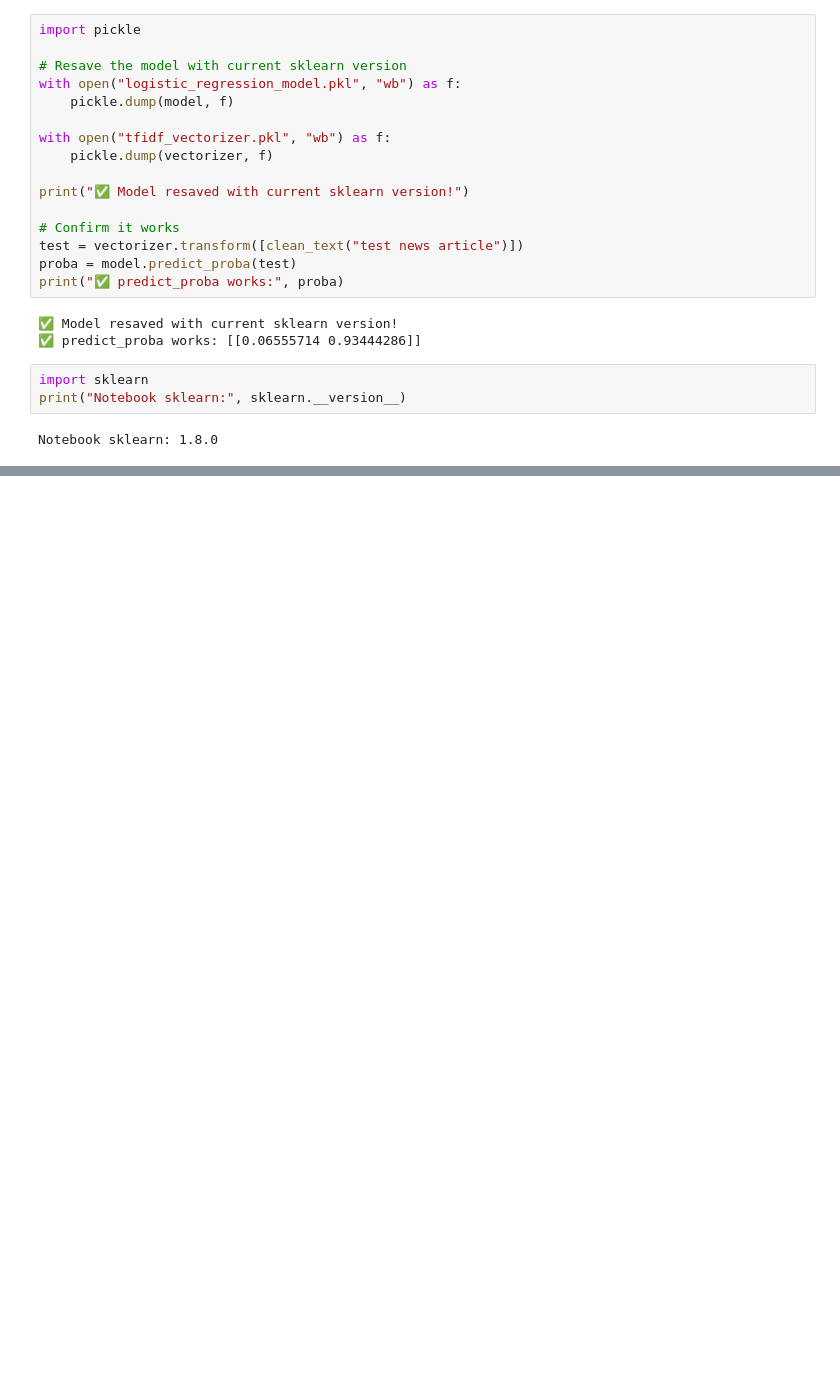
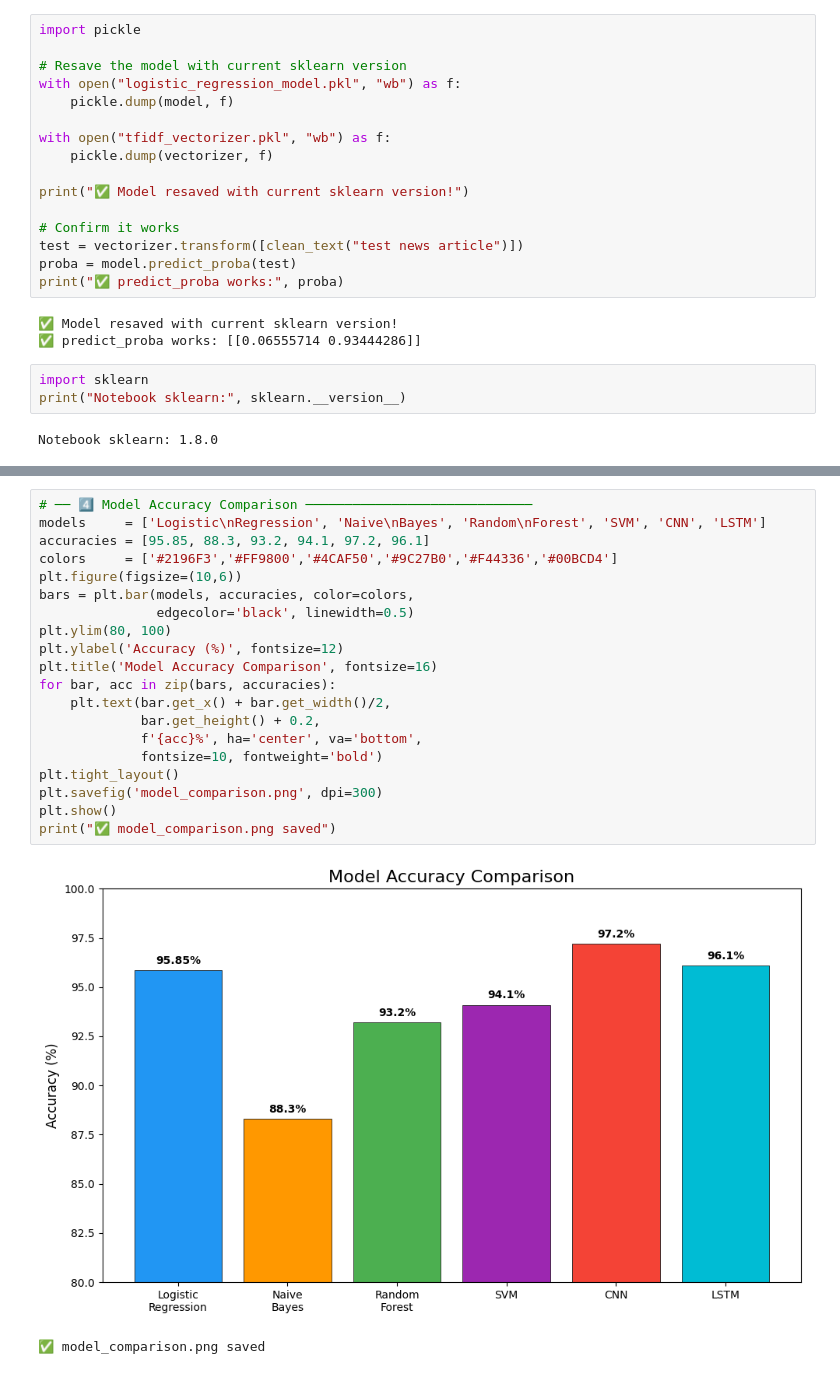
Before and after one commit to rajamanrazz78-web/Rumour-Detection-System, a Jupyter notebook: rumour.ipynb, the cells around one changed output, grey strips where cells are left out. Saved outputs shown, nothing was run; the diff lists cells and outputs as text; blank space fills up the shorter version.

```diff
--- a/rumour.ipynb
+++ b/rumour.ipynb
@@ -217,0 +557,23 @@ Notebook sklearn: 1.8.0
+# %%
+# ── 4️⃣ Model Accuracy Comparison ─────────────────────────────
+models     = ['Logistic\nRegression', 'Naive\nBayes', 'Random\nForest', 'SVM', 'CNN', 'LSTM']
+accuracies = [95.85, 88.3, 93.2, 94.1, 97.2, 96.1]
+colors     = ['#2196F3','#FF9800','#4CAF50','#9C27B0','#F44336','#00BCD4']
+plt.figure(figsize=(10,6))
+bars = plt.bar(models, accuracies, color=colors,
+               edgecolor='black', linewidth=0.5)
+plt.ylim(80, 100)
+plt.ylabel('Accuracy (%)', fontsize=12)
+plt.title('Model Accuracy Comparison', fontsize=16)
+for bar, acc in zip(bars, accuracies):
+    plt.text(bar.get_x() + bar.get_width()/2,
+             bar.get_height() + 0.2,
+             f'{acc}%', ha='center', va='bottom',
+             fontsize=10, fontweight='bold')
+plt.tight_layout()
+plt.savefig('model_comparison.png', dpi=300)
+plt.show()
+print("✅ model_comparison.png saved")
+# %% [output]
+[figure, added]
+✅ model_comparison.png saved
```
Also changed, not shown: parts of 18 cells of this notebook, 1 other file.
